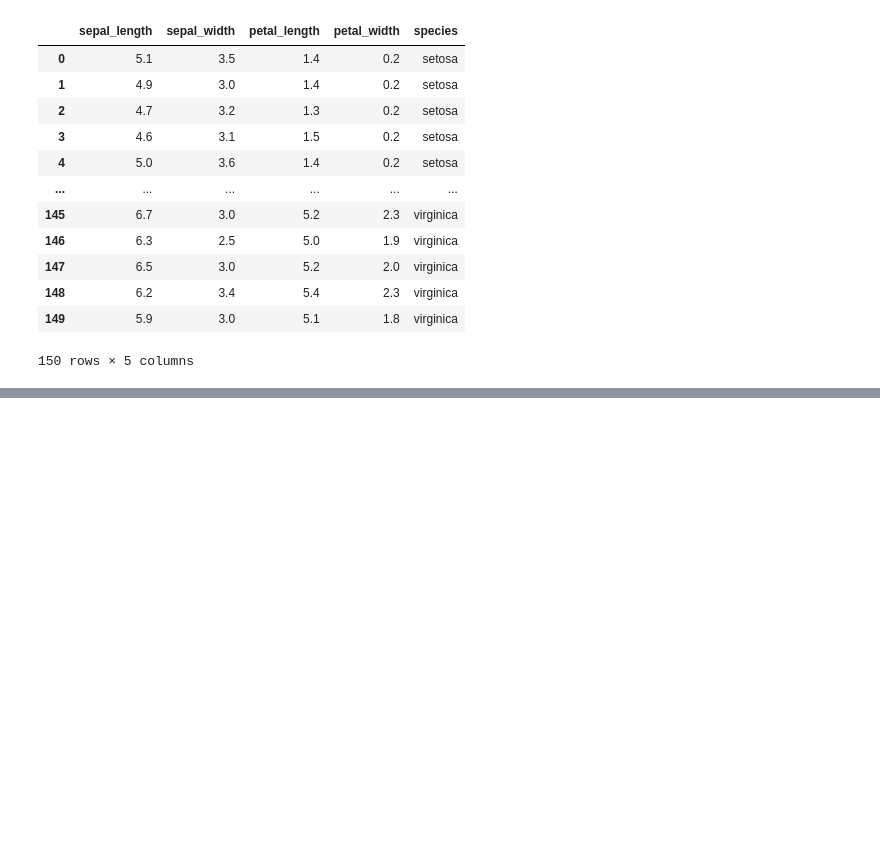
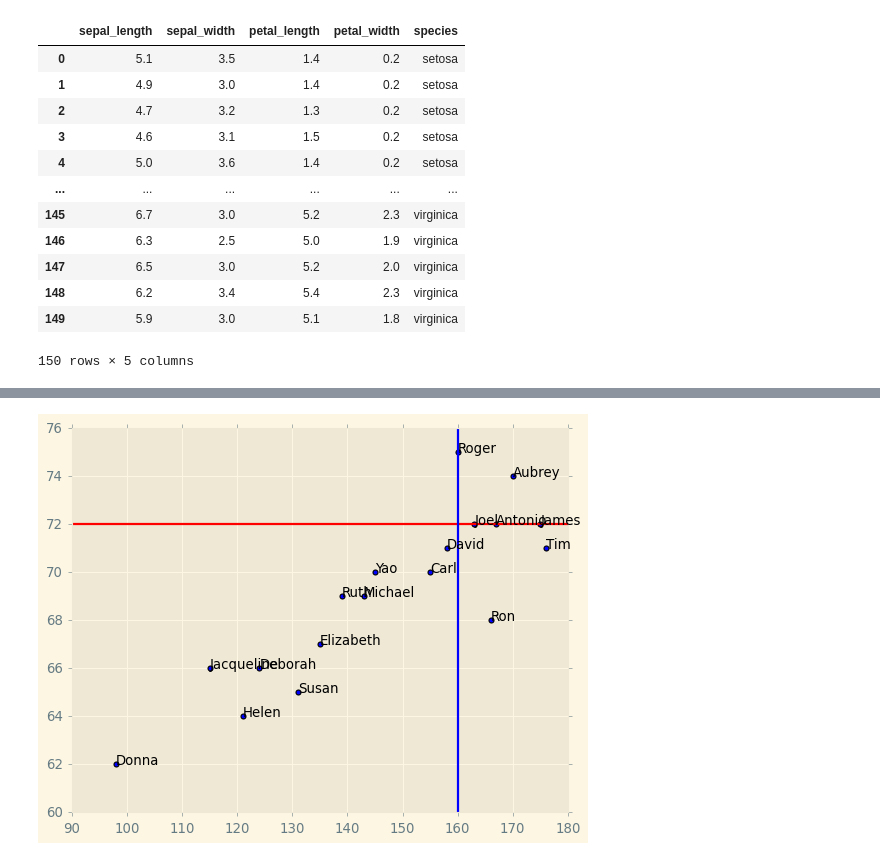
Before and after one commit to suraj4502/DS-Material, a Jupyter notebook: matplotlib_class.ipynb, the cells around one changed output, grey strips where cells are left out. Saved outputs shown, nothing was run; the diff lists cells and outputs as text; code cells hidden in the pictures; blank space fills up the shorter version.

```diff
--- a/matplotlib_class.ipynb
+++ b/matplotlib_class.ipynb
@@ -428,0 +485,2 @@ iris_data
+# %%
+df = pd.read_csv('Data/sample.csv')
@@ -428,0 +519,3 @@ iris_data
+# %%
+for i in range(df.shape[0]):
+    print(df['weight'].values[i],df['height'].values[i],df['name'].values[i])
@@ -428,0 +544,10 @@ iris_data
+# %%
+plt.scatter(df['weight'],df['height'])
+for i in range(df.shape[0]):
+    plt.text(df['weight'].values[i],df['height'].values[i],df['name'].values[i])
+
+plt.axhline(72,color='r')
+plt.axvline(160,color='b')
+plt.show()
+# %% [output]
+[figure, added]
```
Also changed, not shown: parts of 21 cells of this notebook, 8 other files.
